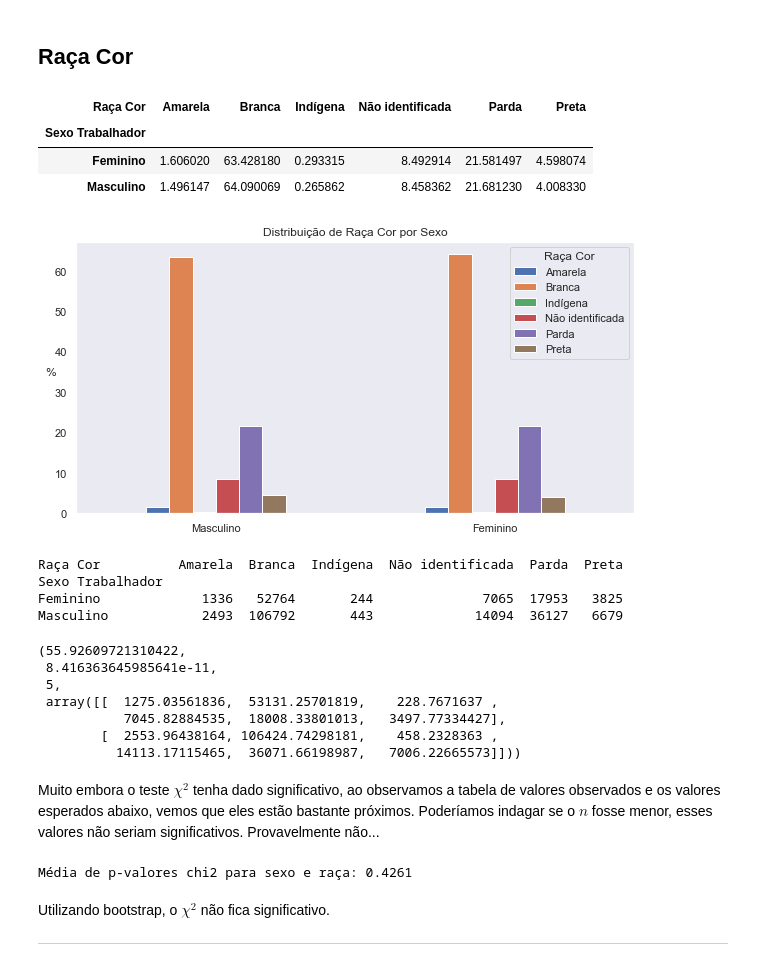
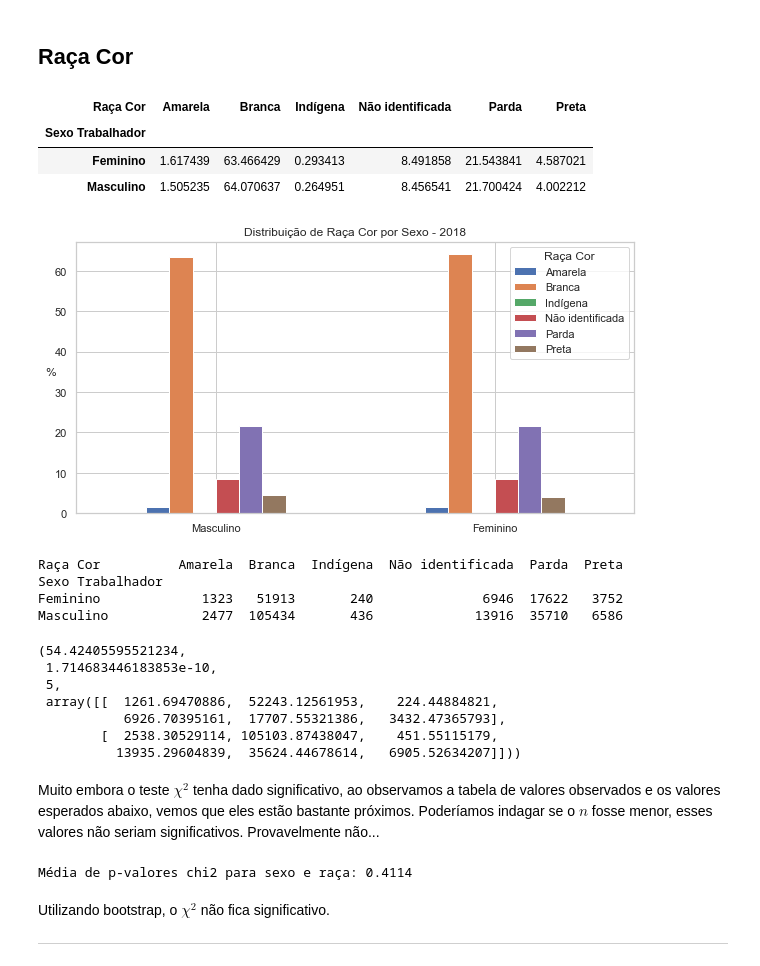
Before and after one commit to neylsoncrepalde/diversidade_mercado_ia, a Jupyter notebook: src/exploratoria.ipynb, the cells around one changed output. Drawn from its saved outputs; the diff is of its cells as text; code cells hidden in the pictures.

```diff
--- a/src/exploratoria.ipynb
+++ b/src/exploratoria.ipynb
@@ -164,7 +164,7 @@ print(sud['Sexo Trabalhador'].value_counts())
 print(((sud['Sexo Trabalhador'].value_counts() / sud.shape[0] )*100).round(2))
 
 # Gráfico
-sns.set(style="dark")
+sns.set(style="white")
 
 plt.figure(figsize=(10,5))
 sns.countplot(sud.loc[sud.Ano == 2018,'Sexo Trabalhador'])
@@ -188,6 +188,7 @@ for ano in range(2008, 2019):
     dist_sexom.append(sud.loc[(sud.Ano == ano), 'Sexo Trabalhador'].value_counts()[0])
     dist_sexof.append(sud.loc[(sud.Ano == ano), 'Sexo Trabalhador'].value_counts()[1])
 # %%
+sns.set(style="whitegrid")
 plt.figure(figsize=(10,5))
 plt.plot(np.array(list(range(2008, 2019))), dist_sexom, c='blue', label='Masculino')
 plt.plot(np.array(list(range(2008, 2019))), dist_sexof, c='red', label='Feminino')
@@ -262,48 +265,49 @@ Média dos p-valores:  0.5029
 # %% [markdown]
 ## Raça Cor
 # %%
-t = pd.crosstab(sud['Sexo Trabalhador'], sud['Raça Cor'])
+t = pd.crosstab(sud.loc[sud.Ano == 2018,'Sexo Trabalhador'], sud.loc[sud.Ano == 2018,'Raça Cor'])
 t.apply(lambda r: (r/r.sum()*100), axis=1)
 # %% [output]
 | Raça Cor | Amarela | Branca | Indígena | Não identificada | Parda | Preta |
 | Sexo Trabalhador |  |  |  |  |  |  |
-| Feminino | 1.606020 | 63.428180 | 0.293315 | 8.492914 | 21.581497 | 4.598074 |
-| Masculino | 1.496147 | 64.090069 | 0.265862 | 8.458362 | 21.681230 | 4.008330 |
+| Feminino | 1.617439 | 63.466429 | 0.293413 | 8.491858 | 21.543841 | 4.587021 |
+| Masculino | 1.505235 | 64.070637 | 0.264951 | 8.456541 | 21.700424 | 4.002212 |
 # %%
+sns.set(style="whitegrid")
 t.apply(lambda r: (r/r.sum()*100), axis=1).plot(kind="bar", figsize=(10,5))
 plt.xticks([0,1], ['Masculino', 'Feminino'], rotation=0)
 plt.xlabel("")
 plt.ylabel("%", rotation=0)
-plt.title("Distribuição de Raça Cor por Sexo")
+plt.title("Distribuição de Raça Cor por Sexo - 2018")
 plt.show()
 # %% [output]
-[figure, old version]
+[figure, new version]
 # %%
 print(t)
 stats.chi2_contingency(t)
 # %% [output]
 Raça Cor          Amarela  Branca  Indígena  Não identificada  Parda  Preta
 Sexo Trabalhador
-Feminino             1336   52764       244              7065  17953   3825
-Masculino            2493  106792       443             14094  36127   6679
+Feminino             1323   51913       240              6946  17622   3752
+Masculino            2477  105434       436             13916  35710   6586
-(55.92609721310422,
- 8.416363645985641e-11,
+(54.42405595521234,
+ 1.714683446183853e-10,
  5,
- array([[  1275.03561836,  53131.25701819,    228.7671637 ,
-           7045.82884535,  18008.33801013,   3497.77334427],
-        [  2553.96438164, 106424.74298181,    458.2328363 ,
-          14113.17115465,  36071.66198987,   7006.22665573]]))
+ array([[  1261.69470886,  52243.12561953,    224.44884821,
+           6926.70395161,  17707.55321386,   3432.47365793],
+        [  2538.30529114, 105103.87438047,    451.55115179,
+          13935.29604839,  35624.44678614,   6905.52634207]]))
 # %% [markdown]
 Muito embora o teste $\chi^2$ tenha dado significativo, ao observamos a tabela de valores observados e os valores esperados abaixo, vemos que eles estão bastante próximos. Poderíamos indagar se o $n$ fosse menor, esses valores não seriam significativos. Provavelmente não...
 # %%
 pvalores_chi2 = []
 for i in range(1000):
-    subamostra = sud.sample(5000)
+    subamostra = sud.loc[sud.Ano == 2018,:].sample(5000)
     t1 = pd.crosstab(subamostra['Sexo Trabalhador'], subamostra['Raça Cor'])
     pvalores_chi2.append(stats.chi2_contingency(t1)[1])
 print("Média de p-valores chi2 para sexo e raça:", np.mean(pvalores_chi2).round(4))
 # %% [output]
-Média de p-valores chi2 para sexo e raça: 0.4261
+Média de p-valores chi2 para sexo e raça: 0.4114
 # %% [markdown]
 Utilizando bootstrap, o $\chi^2$ não fica significativo.
 
```
Also changed, not shown: parts of 5 cells of this notebook, 1 other file.
